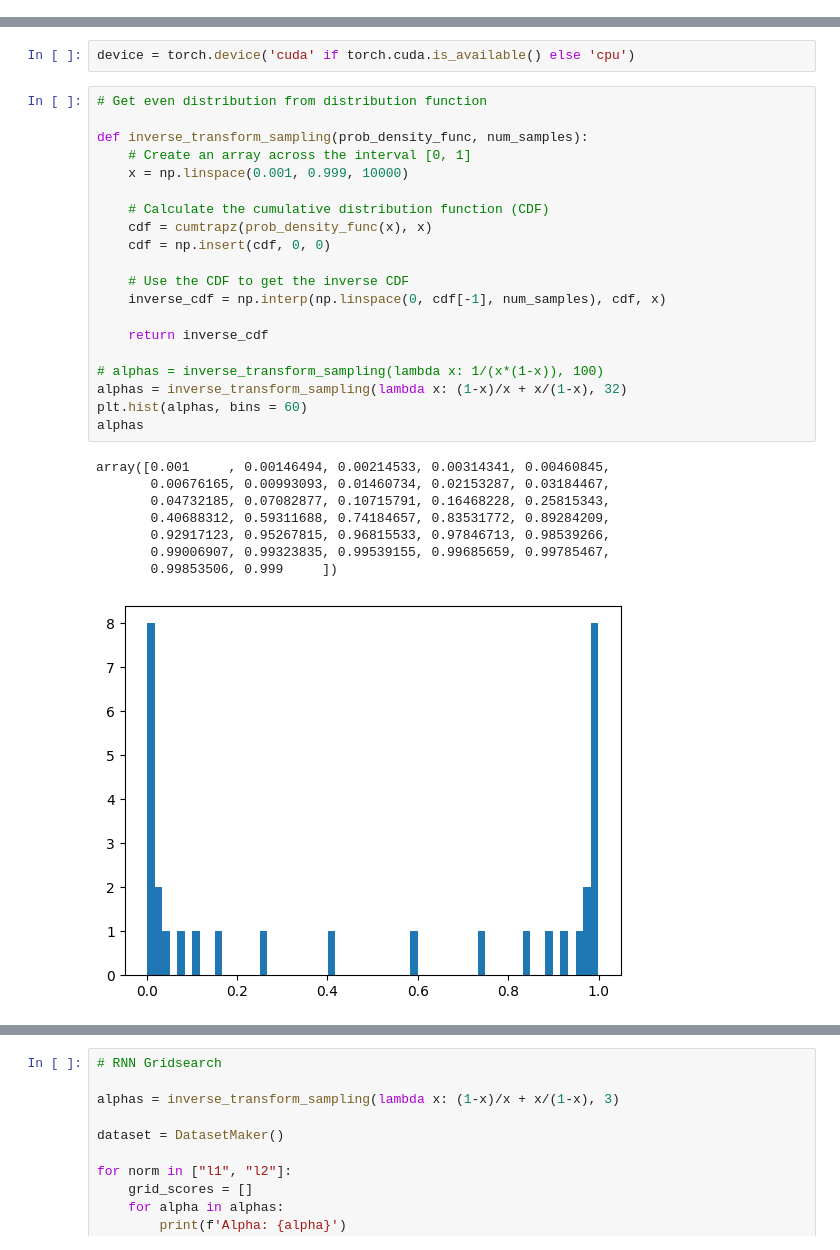
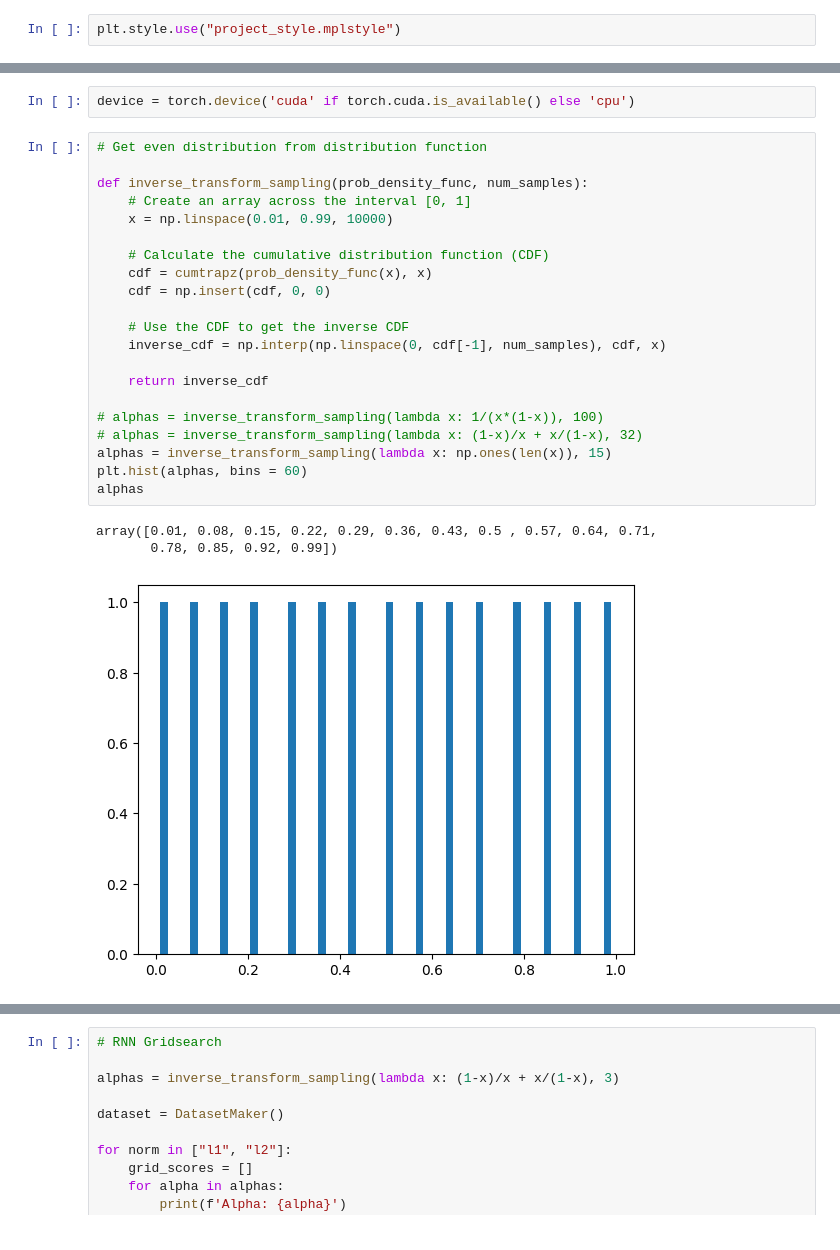
Before and after one commit to bioAI-Oslo/GridsWithoutPI, a Jupyter notebook: grid-search.ipynb, the cells around one changed output, grey strips where cells are left out. Cells and saved outputs as stored; diff of their text form.

```diff
--- a/grid-search.ipynb
+++ b/grid-search.ipynb
@@ -13,4 +16,6 @@ from dataset import DatasetMaker
 import scipy
+# %%
+plt.style.use("project_style.mplstyle")
 # %%
 ## Training parameters
 train_steps = 50000
@@ -22,32 +27,28 @@ device = torch.device('cuda' if torch.cuda.is_available() else 'cpu')
 # %%
 # Get even distribution from distribution function
 
 def inverse_transform_sampling(prob_density_func, num_samples):
     # Create an array across the interval [0, 1]
-    x = np.linspace(0.001, 0.999, 10000)
+    x = np.linspace(0.01, 0.99, 10000)
 
     # Calculate the cumulative distribution function (CDF)
     cdf = cumtrapz(prob_density_func(x), x)
     cdf = np.insert(cdf, 0, 0)
 
     # Use the CDF to get the inverse CDF
     inverse_cdf = np.interp(np.linspace(0, cdf[-1], num_samples), cdf, x)
 
     return inverse_cdf
 
 # alphas = inverse_transform_sampling(lambda x: 1/(x*(1-x)), 100)
-alphas = inverse_transform_sampling(lambda x: (1-x)/x + x/(1-x), 32)
+# alphas = inverse_transform_sampling(lambda x: (1-x)/x + x/(1-x), 32)
+alphas = inverse_transform_sampling(lambda x: np.ones(len(x)), 15)
 plt.hist(alphas, bins = 60)
 alphas
 # %% [output]
-array([0.001     , 0.00146494, 0.00214533, 0.00314341, 0.00460845,
-       0.00676165, 0.00993093, 0.01460734, 0.02153287, 0.03184467,
-       0.04732185, 0.07082877, 0.10715791, 0.16468228, 0.25815343,
-       0.40688312, 0.59311688, 0.74184657, 0.83531772, 0.89284209,
-       0.92917123, 0.95267815, 0.96815533, 0.97846713, 0.98539266,
-       0.99006907, 0.99323835, 0.99539155, 0.99685659, 0.99785467,
-       0.99853506, 0.999     ])
+array([0.01, 0.08, 0.15, 0.22, 0.29, 0.36, 0.43, 0.5 , 0.57, 0.64, 0.71,
+       0.78, 0.85, 0.92, 0.99])
-[figure, old version]
+[figure, new version]
 # %%
 # FF Grid search
 
```
Also changed, not shown: parts of 9 cells of this notebook.
